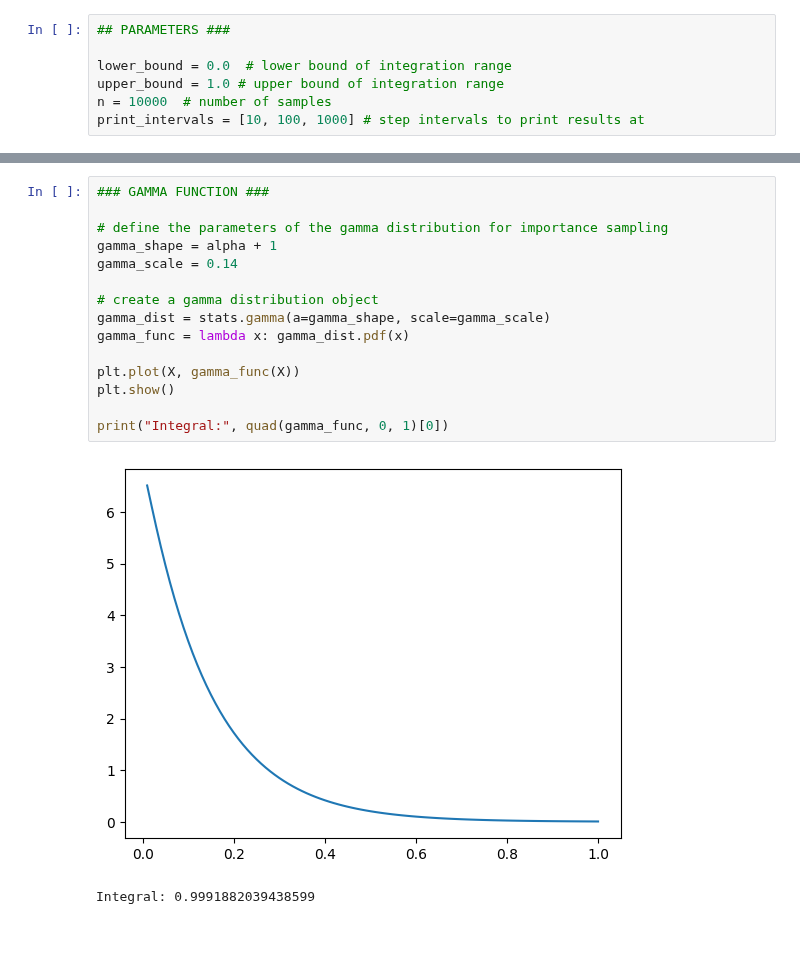
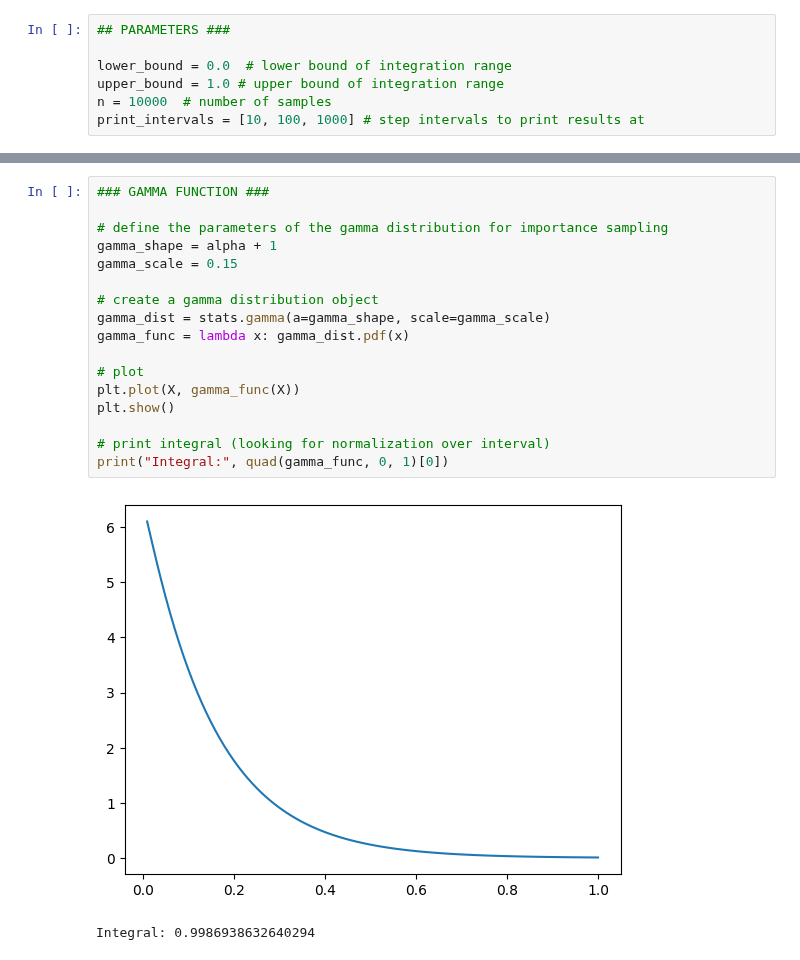
Before and after one commit to ZilD117/Comp-Physics, a Jupyter notebook: Monte Carlo.ipynb, the cells around one changed output, grey strips where cells are left out. Saved outputs shown, nothing was run; the diff lists cells and outputs as text.

```diff
--- a/Monte Carlo.ipynb
+++ b/Monte Carlo.ipynb
@@ -63,21 +66,23 @@ Integral: 0.640177
 # %%
 ### GAMMA FUNCTION ###
 
 # define the parameters of the gamma distribution for importance sampling
 gamma_shape = alpha + 1
-gamma_scale = 0.14
+gamma_scale = 0.15
 
 # create a gamma distribution object
 gamma_dist = stats.gamma(a=gamma_shape, scale=gamma_scale)
 gamma_func = lambda x: gamma_dist.pdf(x)
 
+# plot
 plt.plot(X, gamma_func(X))
 plt.show()
 
+# print integral (looking for normalization over interval)
 print("Integral:", quad(gamma_func, 0, 1)[0])
 # %% [output]
-[figure, old version]
+[figure, new version]
-Integral: 0.9991882039438599
+Integral: 0.9986938632640294
 # %%
 ### IMPORTANCE SAMPLING MONTE CARLO INTEGRATION ###
 
```
Also changed, not shown: parts of 2 cells of this notebook.
